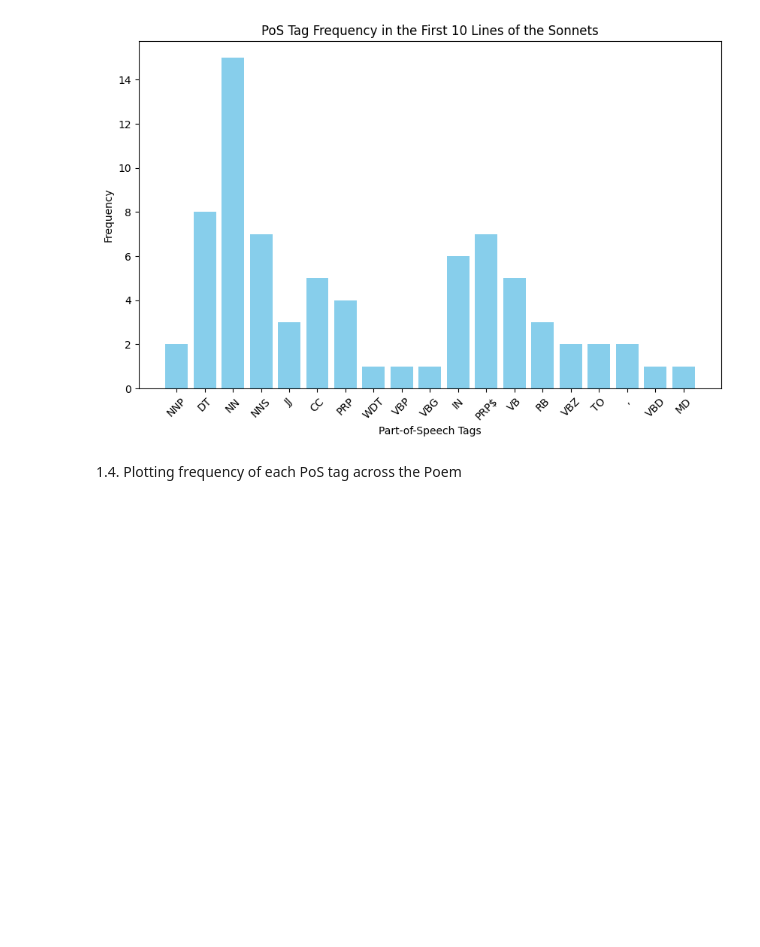
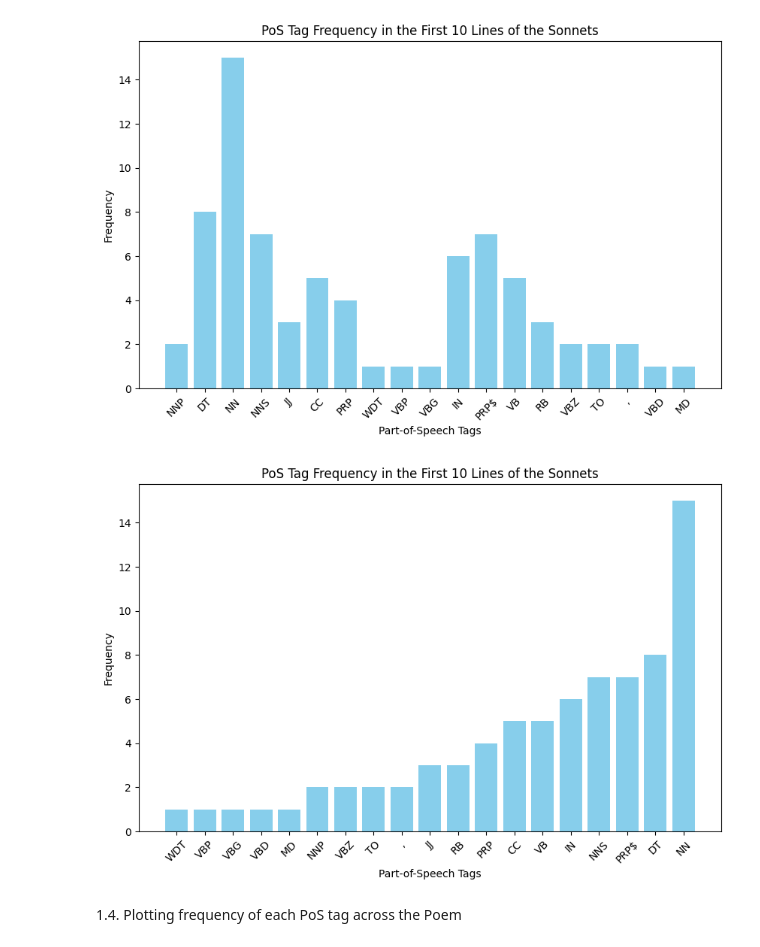
Before and after one commit to manhhungking/PoetryAnalysisNLP, a Jupyter notebook: PoetryAnalysis.ipynb, the cells around one changed output. Saved outputs shown, nothing was run; the diff lists cells and outputs as text; code cells hidden in the pictures; blank space fills up the shorter version.

```diff
--- a/PoetryAnalysis.ipynb
+++ b/PoetryAnalysis.ipynb
@@ -172,6 +172,23 @@ plt.xticks(rotation=45)
 plt.show()
 # %% [output]
 [figure]
+# %%
+# Get PoS tags for the first 10 lines
+first_10_lines_tags = [tag for line in line_pos_tags[:10] for _, tag in line]
+pos_counts_first_10 = Counter(first_10_lines_tags)
+
+# Sort POS tags by frequency in ascending order
+sorted_pos_counts = dict(sorted(pos_counts_first_10.items(), key=lambda item: item[1]))
+# Plot the PoS tag distribution for the first 10 lines
+plt.figure(figsize=(10, 6))
+plt.bar(sorted_pos_counts.keys(), sorted_pos_counts.values(), color="skyblue")
+plt.title("PoS Tag Frequency in the First 10 Lines of the Sonnets")
+plt.xlabel("Part-of-Speech Tags")
+plt.ylabel("Frequency")
+plt.xticks(rotation=45)
+plt.show()
+# %% [output]
+[figure, added]
 # %% [markdown]
 1.4. Plotting frequency of each PoS tag across the Poem
 # %%
```
Also changed, not shown: parts of 12 cells of this notebook.
